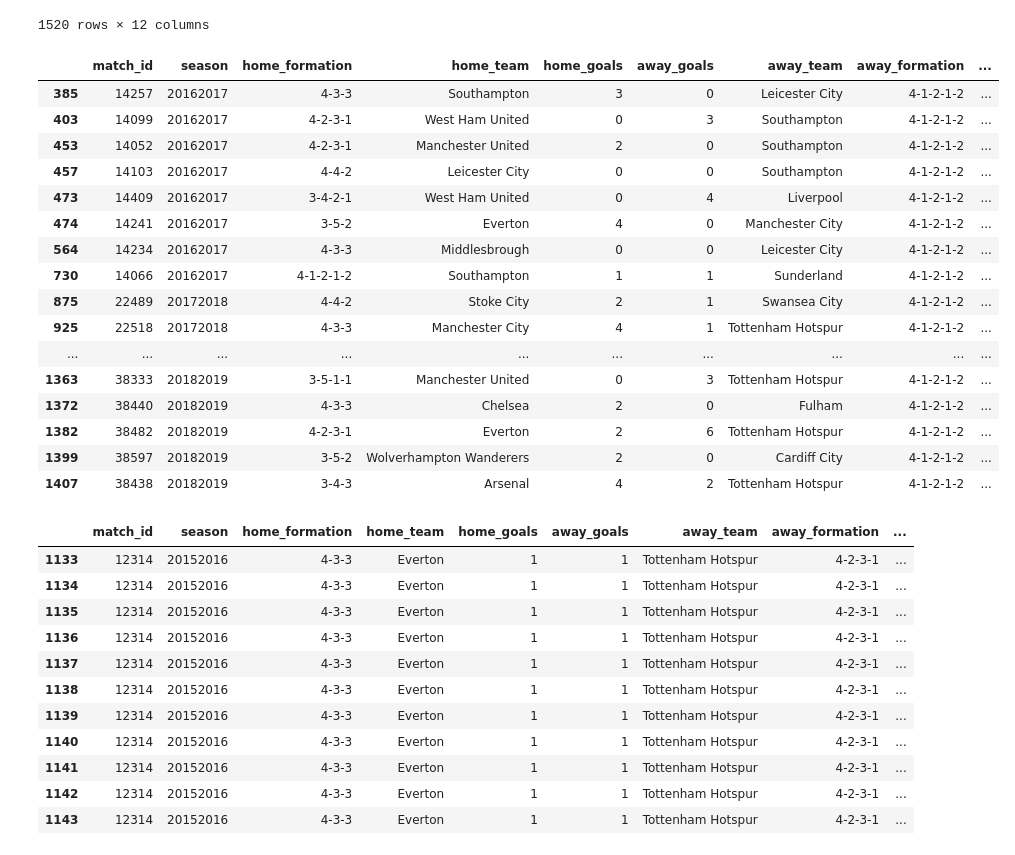
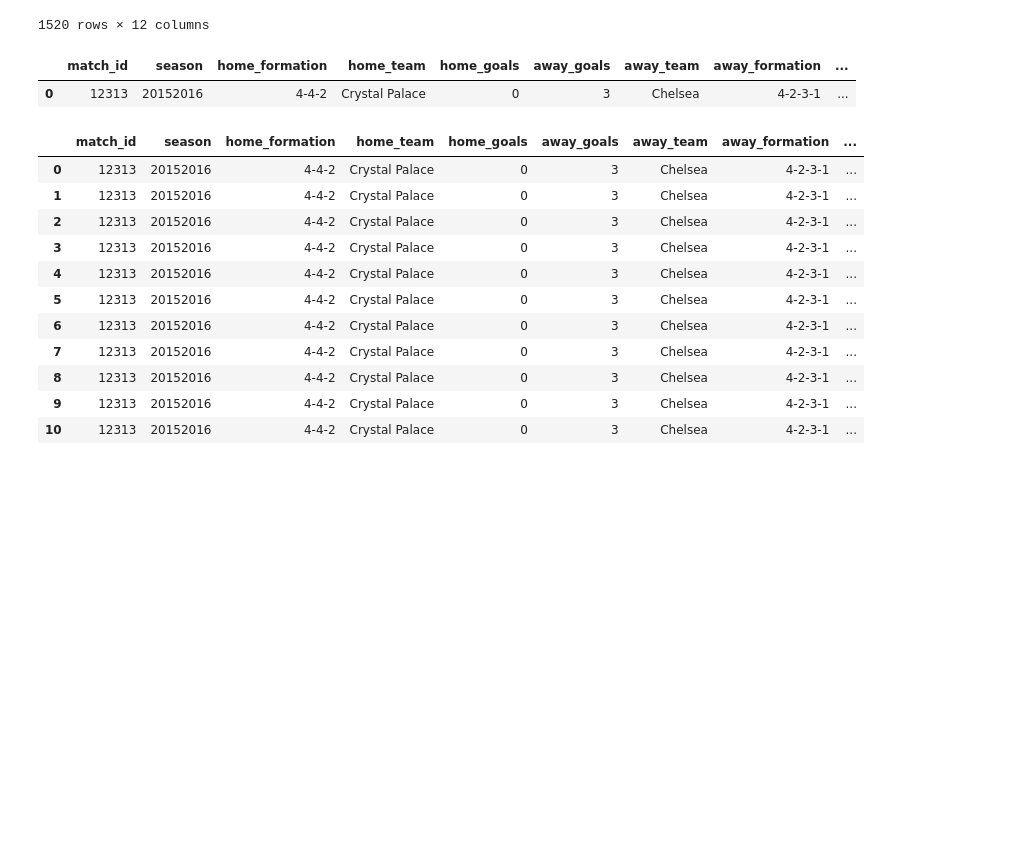
Before and after one commit to c0j0s/CS4211-Project, a Jupyter notebook: main.ipynb, the cells around one changed output. Saved outputs shown, nothing was run; the diff lists cells and outputs as text; code cells hidden in the pictures; blank space fills up the shorter version.

```diff
--- a/main.ipynb
+++ b/main.ipynb
@@ -104,60 +104,45 @@ df_matches
 # %%
 # preprocess team formation, team with shorter formation length will be stretched defensively for home and offensively for away
 # eg: away: 4-4-2, home: 4-1-2-1-2
-# match position grid =>                    [F, M0, M1, M2, D], based on wider home team formation
-# away player will be mapped offensively to [F, M0,         D]
+# match position grid =>                    [D, M0, M1, M2, F], based on wider home team formation
+# away player will be mapped offensively to [D,         M2, F]
 # NOTE: how to handle ball passing from D to M0?
 def process_formation(row):
     home_formation     = row['home_formation'].split('-')
     away_formation     = row['away_formation'].split('-')
     home_formation_len = len(home_formation)
     away_formation_len = len(away_formation)
     formation_len_diff = abs(away_formation_len - home_formation_len)
     max_formation_len  = max(away_formation_len, home_formation_len)
-    formation_grid = ['F'] + ['M' + str(i) for i in range(0, max_formation_len - 2)] + ['D']
+    formation_grid = ['D'] + ['M' + str(i) for i in range(0, max_formation_len - 2)] + ['F']
 
     if formation_len_diff == 0:
         # equal len
         home_formation_position = ','.join([x for x, y in zip(formation_grid, home_formation) for _ in range(int(y))])
         away_formation_position = ','.join([x for x, y in zip(formation_grid, away_formation) for _ in range(int(y))])
     else:
         if away_formation_len > home_formation_len:
             away_formation_position = ','.join([x for x, y in zip(formation_grid, away_formation) for _ in range(int(y))])
             # stretch home defensively
-            expanded_formation = home_formation[:1] + ['0' * formation_len_diff] + home_formation[1:]
+            expanded_formation = home_formation[:-1] + ['0' * formation_len_diff] + home_formation[-1:]
             home_formation_position = ','.join([x for x, y in zip(formation_grid, expanded_formation) for _ in range(int(y))])
         else:
             home_formation_position = ','.join([x for x, y in zip(formation_grid, home_formation) for _ in range(int(y))])
             # stretch away aggressively
-            expanded_formation = away_formation[:-1] + ['0' * formation_len_diff] + away_formation[-1:]
+            expanded_formation = away_formation[:1] + ['0' * formation_len_diff] + away_formation[1:]
             away_formation_position = ','.join([x for x, y in zip(formation_grid, expanded_formation) for _ in range(int(y))])
 
     row['formation_grid'] = formation_grid
     row['home_formation_position'] = 'K,' + home_formation_position
     row['away_formation_position'] = 'K,' + away_formation_position
     return row
 
 df_matches_processed = df_matches.copy()
 df_matches_processed[['home_formation', 'away_formation', 'formation_grid', 'home_formation_position', 'away_formation_position']] = df_matches[['home_formation', 'away_formation']].apply(process_formation, axis=1)
-df_matches_processed[df_matches_processed['away_formation'] == '4-1-2-1-2']
+df_matches_processed[df_matches_processed['match_id'] == '12313']
 # %% [output]
 |  | match_id | season | home_formation | home_team | home_goals | away_goals | away_team | away_formation | ... |
-| 385 | 14257 | 20162017 | 4-3-3 | Southampton | 3 | 0 | Leicester City | 4-1-2-1-2 | ... |
-| 403 | 14099 | 20162017 | 4-2-3-1 | West Ham United | 0 | 3 | Southampton | 4-1-2-1-2 | ... |
-| 453 | 14052 | 20162017 | 4-2-3-1 | Manchester United | 2 | 0 | Southampton | 4-1-2-1-2 | ... |
-| 457 | 14103 | 20162017 | 4-4-2 | Leicester City | 0 | 0 | Southampton | 4-1-2-1-2 | ... |
-| 473 | 14409 | 20162017 | 3-4-2-1 | West Ham United | 0 | 4 | Liverpool | 4-1-2-1-2 | ... |
-| 474 | 14241 | 20162017 | 3-5-2 | Everton | 4 | 0 | Manchester City | 4-1-2-1-2 | ... |
-| 564 | 14234 | 20162017 | 4-3-3 | Middlesbrough | 0 | 0 | Leicester City | 4-1-2-1-2 | ... |
-| 730 | 14066 | 20162017 | 4-1-2-1-2 | Southampton | 1 | 1 | Sunderland | 4-1-2-1-2 | ... |
-| 875 | 22489 | 20172018 | 4-4-2 | Stoke City | 2 | 1 | Swansea City | 4-1-2-1-2 | ... |
-| 925 | 22518 | 20172018 | 4-3-3 | Manchester City | 4 | 1 | Tottenham Hotspur | 4-1-2-1-2 | ... |
-| ... | ... | ... | ... | ... | ... | ... | ... | ... | ... |
-| 1363 | 38333 | 20182019 | 3-5-1-1 | Manchester United | 0 | 3 | Tottenham Hotspur | 4-1-2-1-2 | ... |
-| 1372 | 38440 | 20182019 | 4-3-3 | Chelsea | 2 | 0 | Fulham | 4-1-2-1-2 | ... |
-| 1382 | 38482 | 20182019 | 4-2-3-1 | Everton | 2 | 6 | Tottenham Hotspur | 4-1-2-1-2 | ... |
-| 1399 | 38597 | 20182019 | 3-5-2 | Wolverhampton Wanderers | 2 | 0 | Cardiff City | 4-1-2-1-2 | ... |
-| 1407 | 38438 | 20182019 | 3-4-3 | Arsenal | 4 | 2 | Tottenham Hotspur | 4-1-2-1-2 | ... |
+| 0 | 12313 | 20152016 | 4-4-2 | Crystal Palace | 0 | 3 | Chelsea | 4-2-3-1 | ... |
 # %%
 # explode 'home_sequence', 'away_sequence', 'home_xi_sofifa_ids', 'away_xi_sofifa_ids'
 df_matches_exploded = df_matches_processed.copy()
@@ -170,20 +155,20 @@ df_matches_exploded['away_formation_position'] = df_matches_exploded['away_forma
 
 df_matches_exploded = df_matches_exploded.explode(['home_sequence', 'away_sequence', 'home_xi_sofifa_ids', 'away_xi_sofifa_ids', 'home_formation_position', 'away_formation_position'])
 df_matches_exploded.reset_index(drop=True, inplace=True)
-df_matches_exploded[df_matches_exploded['match_id'] == '12314']
+df_matches_exploded[df_matches_exploded['match_id'] == '12313']
 # %% [output]
 |  | match_id | season | home_formation | home_team | home_goals | away_goals | away_team | away_formation | ... |
-| 1133 | 12314 | 20152016 | 4-3-3 | Everton | 1 | 1 | Tottenham Hotspur | 4-2-3-1 | ... |
-| 1134 | 12314 | 20152016 | 4-3-3 | Everton | 1 | 1 | Tottenham Hotspur | 4-2-3-1 | ... |
-| 1135 | 12314 | 20152016 | 4-3-3 | Everton | 1 | 1 | Tottenham Hotspur | 4-2-3-1 | ... |
-| 1136 | 12314 | 20152016 | 4-3-3 | Everton | 1 | 1 | Tottenham Hotspur | 4-2-3-1 | ... |
-| 1137 | 12314 | 20152016 | 4-3-3 | Everton | 1 | 1 | Tottenham Hotspur | 4-2-3-1 | ... |
-| 1138 | 12314 | 20152016 | 4-3-3 | Everton | 1 | 1 | Tottenham Hotspur | 4-2-3-1 | ... |
-| 1139 | 12314 | 20152016 | 4-3-3 | Everton | 1 | 1 | Tottenham Hotspur | 4-2-3-1 | ... |
-| 1140 | 12314 | 20152016 | 4-3-3 | Everton | 1 | 1 | Tottenham Hotspur | 4-2-3-1 | ... |
-| 1141 | 12314 | 20152016 | 4-3-3 | Everton | 1 | 1 | Tottenham Hotspur | 4-2-3-1 | ... |
-| 1142 | 12314 | 20152016 | 4-3-3 | Everton | 1 | 1 | Tottenham Hotspur | 4-2-3-1 | ... |
-| 1143 | 12314 | 20152016 | 4-3-3 | Everton | 1 | 1 | Tottenham Hotspur | 4-2-3-1 | ... |
+| 0 | 12313 | 20152016 | 4-4-2 | Crystal Palace | 0 | 3 | Chelsea | 4-2-3-1 | ... |
+| 1 | 12313 | 20152016 | 4-4-2 | Crystal Palace | 0 | 3 | Chelsea | 4-2-3-1 | ... |
+| 2 | 12313 | 20152016 | 4-4-2 | Crystal Palace | 0 | 3 | Chelsea | 4-2-3-1 | ... |
+| 3 | 12313 | 20152016 | 4-4-2 | Crystal Palace | 0 | 3 | Chelsea | 4-2-3-1 | ... |
+| 4 | 12313 | 20152016 | 4-4-2 | Crystal Palace | 0 | 3 | Chelsea | 4-2-3-1 | ... |
+| 5 | 12313 | 20152016 | 4-4-2 | Crystal Palace | 0 | 3 | Chelsea | 4-2-3-1 | ... |
+| 6 | 12313 | 20152016 | 4-4-2 | Crystal Palace | 0 | 3 | Chelsea | 4-2-3-1 | ... |
+| 7 | 12313 | 20152016 | 4-4-2 | Crystal Palace | 0 | 3 | Chelsea | 4-2-3-1 | ... |
+| 8 | 12313 | 20152016 | 4-4-2 | Crystal Palace | 0 | 3 | Chelsea | 4-2-3-1 | ... |
+| 9 | 12313 | 20152016 | 4-4-2 | Crystal Palace | 0 | 3 | Chelsea | 4-2-3-1 | ... |
+| 10 | 12313 | 20152016 | 4-4-2 | Crystal Palace | 0 | 3 | Chelsea | 4-2-3-1 | ... |
 # %%
 # Build a realtion table
 df_match_ratings = pd.DataFrame()
```
Also changed, not shown: parts of 1 cell of this notebook.
